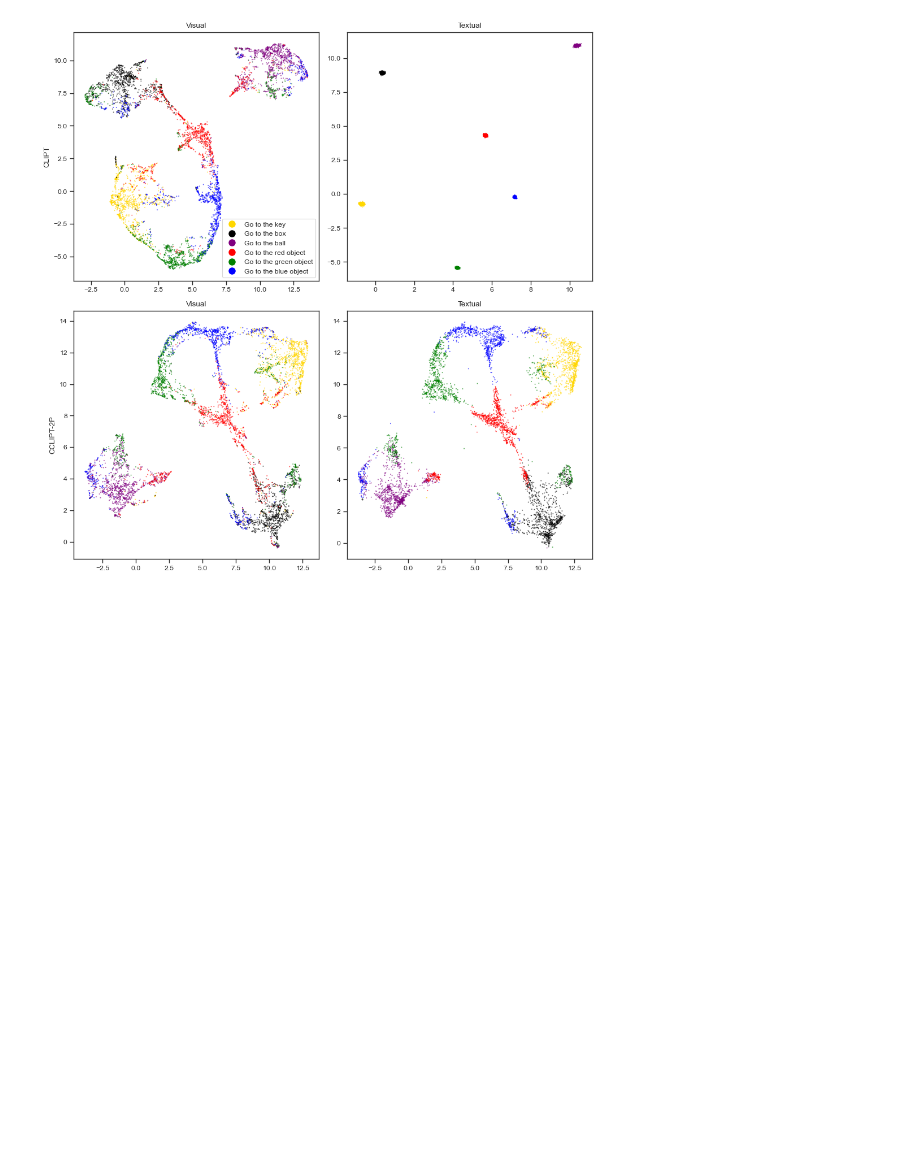
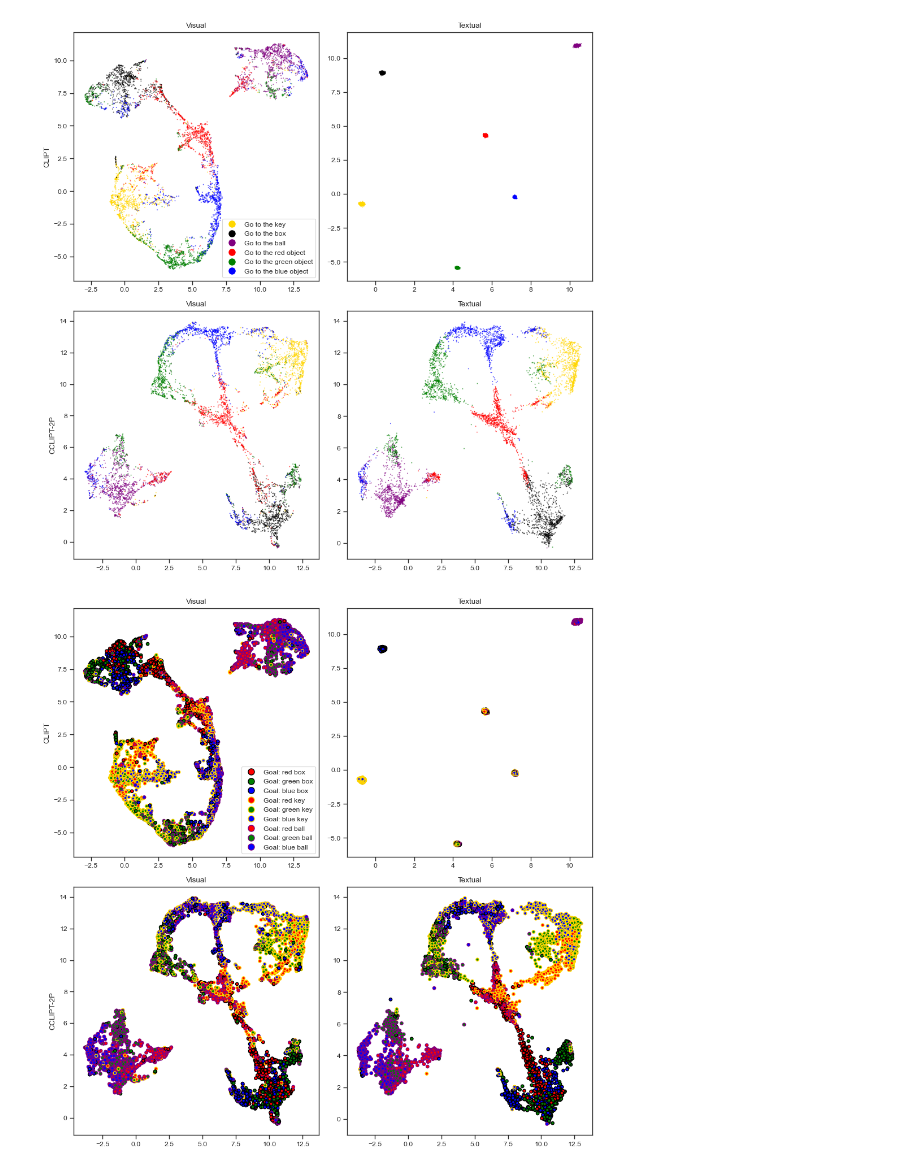
Before and after one commit to thesofakillers/nlgoals, a Jupyter notebook: notebooks/cclipt-emb-clusters.ipynb, the cells around one changed output. Saved outputs shown, nothing was run; the diff lists cells and outputs as text; code cells hidden in the pictures; blank space fills up the shorter version.

Commit message:
label by goal object

```diff
--- a/notebooks/cclipt-emb-clusters.ipynb
+++ b/notebooks/cclipt-emb-clusters.ipynb
@@ -53,3 +59,18 @@ cclipt_textual_trajs, cclipt_visual_trajs, cclipt_task_ids = cclipt_data[:3]
+# %%
+clipt_goal_colors = np.array([goal.color for goal in clipt_goals])
+cclipt_goal_colors = np.array([goal.color for goal in cclipt_goals])
+
+clipt_goal_types = np.array([goal.type for goal in clipt_goals])
+cclipt_goal_types = np.array([goal.type for goal in cclipt_goals])
+# %%
+type_to_color = {
+    "key": "gold",
+    "box": "black",
+    "ball": "purple"
+}
+# %%
+clipt_goal_types_colors = np.vectorize(type_to_color.get)(clipt_goal_types)
+cclipt_goal_types_colors = np.vectorize(type_to_color.get)(cclipt_goal_types)
 # %%
 # takes a while :) (~3 mins)
 clipt_textual_embs, clipt_visual_embs = get_umap_embs(
@@ -146,3 +167,60 @@ f.set_tight_layout(True)
 plt.show()
 # %% [output]
 [figure]
+# %%
+f, ((ax1, ax2), (ax3, ax4)) = plt.subplots(2, 2, figsize=(10, 10))
+
+clipt_scatter_kwargs = {
+    "s": 15,
+    "color": clipt_goal_colors,
+    "edgecolors": clipt_goal_types_colors,
+    # "alpha": 0.5,
+    "linewidths": 1,
+}
+
+ax1.scatter(clipt_visual_embs[:, 0], clipt_visual_embs[:, 1], **clipt_scatter_kwargs)
+ax1.set_title("Visual")
+ax1.set_ylabel("CLIPT")
+ax2.scatter(clipt_textual_embs[:, 0], clipt_textual_embs[:, 1], **clipt_scatter_kwargs)
+ax2.set_title("Textual")
+
+cclipt_scatter_kwargs = {
+    "s": 15,
+    "color": cclipt_goal_colors,
+    "edgecolors": cclipt_goal_types_colors,
+    # "alpha": 0.5,
+    "linewidths": 1,
+}
+ax3.scatter(cclipt_visual_embs[:, 0], cclipt_visual_embs[:, 1], **cclipt_scatter_kwargs)
+ax3.set_title("Visual")
+ax3.set_ylabel("CCLIPT-2P")
+ax4.scatter(
+    cclipt_textual_embs[:, 0], cclipt_textual_embs[:, 1], **cclipt_scatter_kwargs
+)
+ax4.set_title("Textual")
+
+
+legend_elements = []
+for gtype in {"key", "box", "ball"}:
+    for gcolor in {"red", "green", "blue"}:
+        label = f"Goal: {gcolor} {gtype}"
+
+        legend_elements.append(
+            plt.Line2D(
+                [0],
+                [0],
+                marker="o",
+                color="w",
+                markerfacecolor=gcolor,
+                markeredgecolor=type_to_color[gtype],
+                markersize=8,
+                label=label
+            )
+        )
+
+ax1.legend(handles=legend_elements)
+
+f.set_tight_layout(True)
+plt.show()
+# %% [output]
+[figure, added]
```
Also changed, not shown: parts of 1 cell of this notebook.
